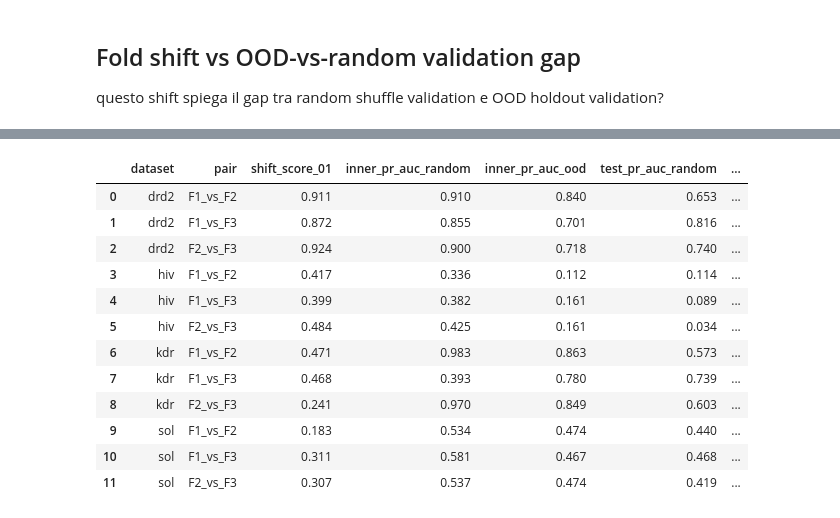
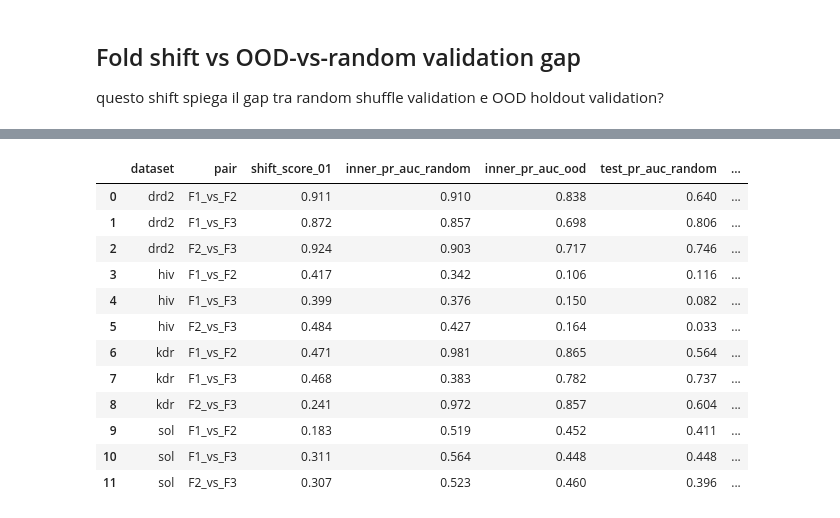
Before and after one commit to francescocapria/drug-discovery-lohi, a Jupyter notebook: notebooks/distribution_shift_analysis/classifier_shift_test_all_hi.ipynb, the cells around one changed output, grey strips where cells are left out. Cells and saved outputs as stored; diff of their text form; code cells hidden in the pictures.

```diff
--- a/notebooks/distribution_shift_analysis/classifier_shift_test_all_hi.ipynb
+++ b/notebooks/distribution_shift_analysis/classifier_shift_test_all_hi.ipynb
@@ -1738,6 +1779,13 @@ df_shift_pair = (
 # Build the per-fold protocol table
 # ----------------------------
 df_gap_raw = df_protocol_per_fold.copy()
+df_gap_raw["fingerprint_norm"] = df_gap_raw["fingerprint"].astype(str).str.lower()
+df_gap_raw["model_short_norm"] = df_gap_raw["model_short"].astype(str).str.upper()
+
+df_gap_raw = df_gap_raw[
+    df_gap_raw["fingerprint_norm"].isin(PLOT_FPS)
+    & df_gap_raw["model_short_norm"].isin(["DT", "LR", "SVM"])
+].copy()
 df_gap_raw["protocol_norm"] = df_gap_raw["protocol"].astype(str).str.lower()
 
 def protocol_family(x: str) -> str:
@@ -1781,45 +1829,45 @@ df_gap_pivot.columns = [
 ]
 
 # Two correct gaps:
 df_gap_pivot["optimism_gap_diff"] = (
     df_gap_pivot["optimism_gap_random"] - df_gap_pivot["optimism_gap_ood"]
 )
 df_gap_pivot["test_gap"] = (
     df_gap_pivot["test_pr_auc_ood"] - df_gap_pivot["test_pr_auc_random"]
 )
 
 df_gap_pair = df_gap_pivot[[
     "dataset", "pair",
     "inner_pr_auc_random", "inner_pr_auc_ood",
     "test_pr_auc_random",  "test_pr_auc_ood",
     "optimism_gap_random", "optimism_gap_ood",
     "optimism_gap_diff",
     "test_gap",
 ]].copy()
 
 # Merge with shift
 df_shift_gap = df_shift_pair.merge(df_gap_pair, on=["dataset", "pair"], how="inner")
 
 df_shift_gap.to_csv(
     OUT_ROOT / "cross_dataset_pairwise_shift_vs_protocol_gap.csv",
     index=False,
 )
 
 display(df_shift_gap.round(3))
 # %% [output]
 |  | dataset | pair | shift_score_01 | inner_pr_auc_random | inner_pr_auc_ood | test_pr_auc_random | ... |
-| 0 | drd2 | F1_vs_F2 | 0.911 | 0.910 | 0.840 | 0.653 | ... |
-| 1 | drd2 | F1_vs_F3 | 0.872 | 0.855 | 0.701 | 0.816 | ... |
-| 2 | drd2 | F2_vs_F3 | 0.924 | 0.900 | 0.718 | 0.740 | ... |
-| 3 | hiv | F1_vs_F2 | 0.417 | 0.336 | 0.112 | 0.114 | ... |
-| 4 | hiv | F1_vs_F3 | 0.399 | 0.382 | 0.161 | 0.089 | ... |
-| 5 | hiv | F2_vs_F3 | 0.484 | 0.425 | 0.161 | 0.034 | ... |
-| 6 | kdr | F1_vs_F2 | 0.471 | 0.983 | 0.863 | 0.573 | ... |
-| 7 | kdr | F1_vs_F3 | 0.468 | 0.393 | 0.780 | 0.739 | ... |
-| 8 | kdr | F2_vs_F3 | 0.241 | 0.970 | 0.849 | 0.603 | ... |
-| 9 | sol | F1_vs_F2 | 0.183 | 0.534 | 0.474 | 0.440 | ... |
-| 10 | sol | F1_vs_F3 | 0.311 | 0.581 | 0.467 | 0.468 | ... |
-| 11 | sol | F2_vs_F3 | 0.307 | 0.537 | 0.474 | 0.419 | ... |
+| 0 | drd2 | F1_vs_F2 | 0.911 | 0.910 | 0.838 | 0.640 | ... |
+| 1 | drd2 | F1_vs_F3 | 0.872 | 0.857 | 0.698 | 0.806 | ... |
+| 2 | drd2 | F2_vs_F3 | 0.924 | 0.903 | 0.717 | 0.746 | ... |
+| 3 | hiv | F1_vs_F2 | 0.417 | 0.342 | 0.106 | 0.116 | ... |
+| 4 | hiv | F1_vs_F3 | 0.399 | 0.376 | 0.150 | 0.082 | ... |
+| 5 | hiv | F2_vs_F3 | 0.484 | 0.427 | 0.164 | 0.033 | ... |
+| 6 | kdr | F1_vs_F2 | 0.471 | 0.981 | 0.865 | 0.564 | ... |
+| 7 | kdr | F1_vs_F3 | 0.468 | 0.383 | 0.782 | 0.737 | ... |
+| 8 | kdr | F2_vs_F3 | 0.241 | 0.972 | 0.857 | 0.604 | ... |
+| 9 | sol | F1_vs_F2 | 0.183 | 0.519 | 0.452 | 0.411 | ... |
+| 10 | sol | F1_vs_F3 | 0.311 | 0.564 | 0.448 | 0.448 | ... |
+| 11 | sol | F2_vs_F3 | 0.307 | 0.523 | 0.460 | 0.396 | ... |
 # %%
 import matplotlib.pyplot as plt
 from adjustText import adjust_text
```
Also changed, not shown: parts of 8 cells of this notebook, 9 other files.
